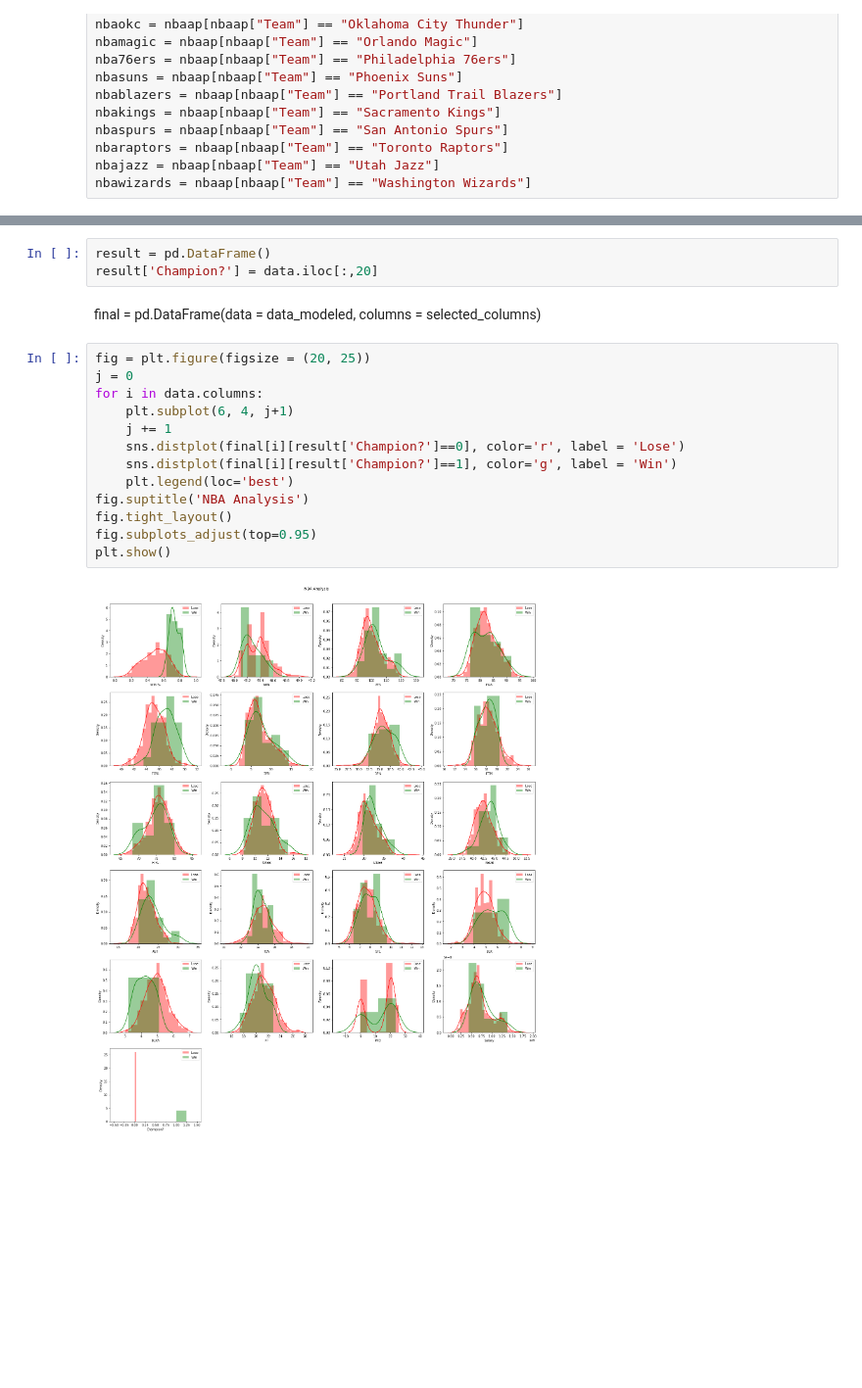
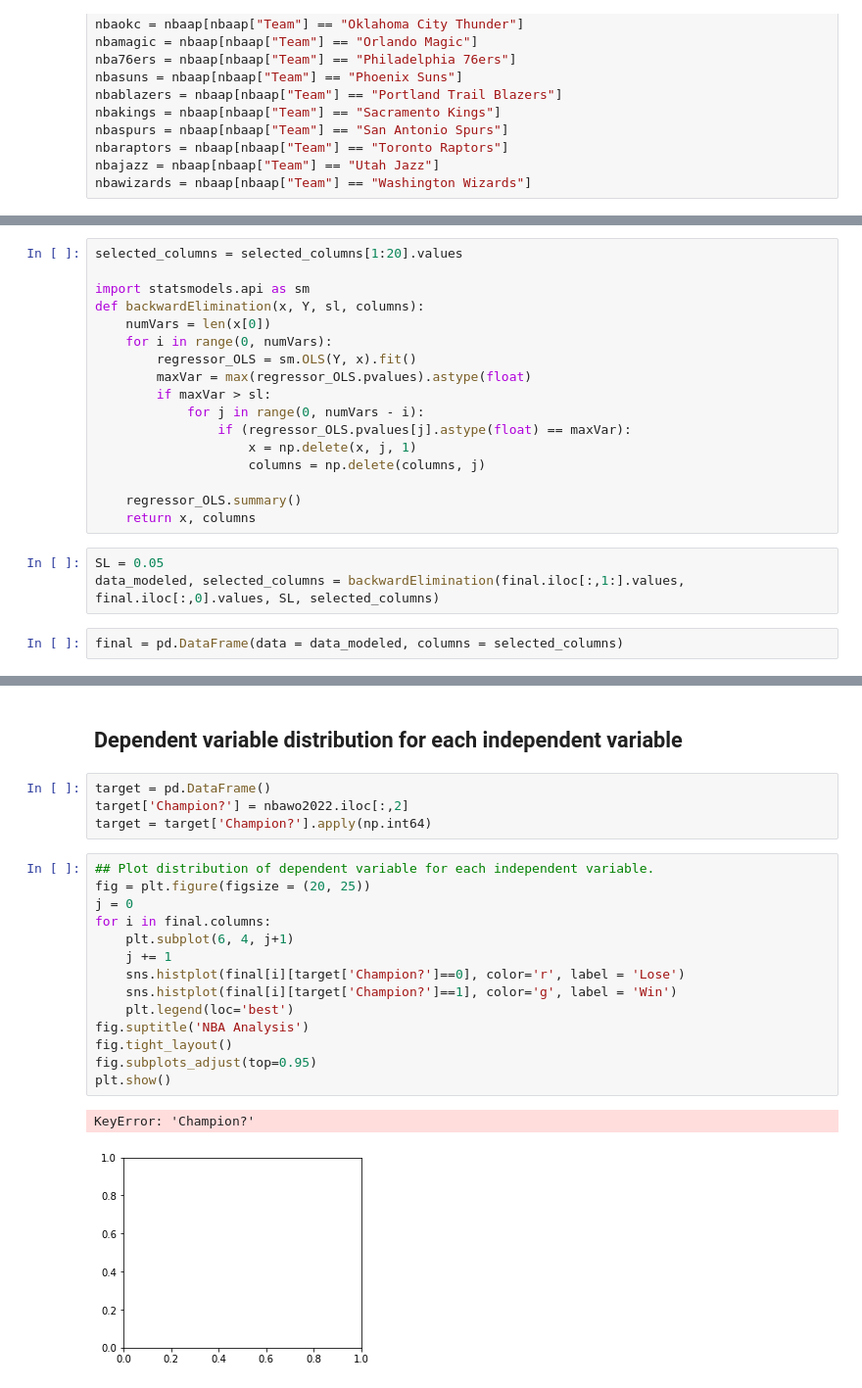
Before and after one commit to rwadswo12/CS504-004-Final-Project, a Jupyter notebook: nbamodel.ipynb, the cells around one changed output, grey strips where cells are left out. Shown: that part at 98% size. Saved outputs shown, nothing was run; the diff lists cells and outputs as text; blank space fills up the shorter version.

```diff
--- a/nbamodel.ipynb
+++ b/nbamodel.ipynb
@@ -160,0 +155,22 @@ data_modeled, selected_columns = backwardElimination(data.iloc[:,1:].values, dat
+# %%
+selected_columns = selected_columns[1:20].values
+
+import statsmodels.api as sm
+def backwardElimination(x, Y, sl, columns):
+    numVars = len(x[0])
+    for i in range(0, numVars):
+        regressor_OLS = sm.OLS(Y, x).fit()
+        maxVar = max(regressor_OLS.pvalues).astype(float)
+        if maxVar > sl:
+            for j in range(0, numVars - i):
+                if (regressor_OLS.pvalues[j].astype(float) == maxVar):
+                    x = np.delete(x, j, 1)
+                    columns = np.delete(columns, j)
+
+    regressor_OLS.summary()
+    return x, columns
+# %%
+SL = 0.05
+data_modeled, selected_columns = backwardElimination(final.iloc[:,1:].values, final.iloc[:,0].values, SL, selected_columns)
+# %%
+final = pd.DataFrame(data = data_modeled, columns = selected_columns)
@@ -161,20 +190,23 @@ data_modeled, selected_columns = backwardElimination(data.iloc[:,1:].values, dat
+# %% [markdown]
+## Dependent variable distribution for each independent variable
 # %%
-result = pd.DataFrame()
-result['Champion?'] = data.iloc[:,20]
+target = pd.DataFrame()
+target['Champion?'] = nbawo2022.iloc[:,2]
+target = target['Champion?'].apply(np.int64)
-# %% [markdown]
-final = pd.DataFrame(data = data_modeled, columns = selected_columns)
 # %%
+## Plot distribution of dependent variable for each independent variable.
 fig = plt.figure(figsize = (20, 25))
 j = 0
-for i in data.columns:
+for i in final.columns:
     plt.subplot(6, 4, j+1)
     j += 1
-    sns.distplot(final[i][result['Champion?']==0], color='r', label = 'Lose')
-    sns.distplot(final[i][result['Champion?']==1], color='g', label = 'Win')
+    sns.histplot(final[i][target['Champion?']==0], color='r', label = 'Lose')
+    sns.histplot(final[i][target['Champion?']==1], color='g', label = 'Win')
     plt.legend(loc='best')
 fig.suptitle('NBA Analysis')
 fig.tight_layout()
 fig.subplots_adjust(top=0.95)
 plt.show()
 # %% [output]
+KeyError: 'Champion?'
-[figure, old version]
+[figure, new version]
```
Also changed, not shown: parts of 13 cells of this notebook.
